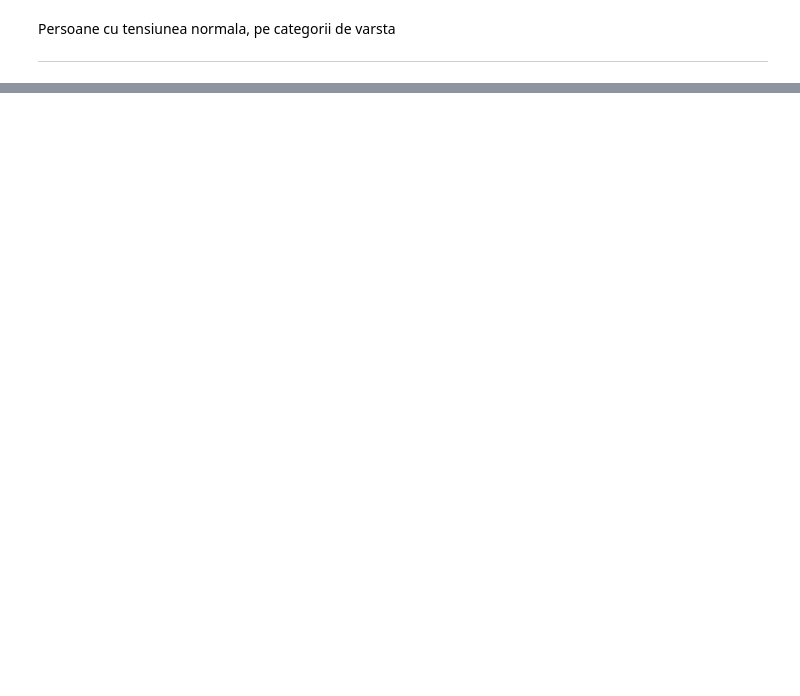
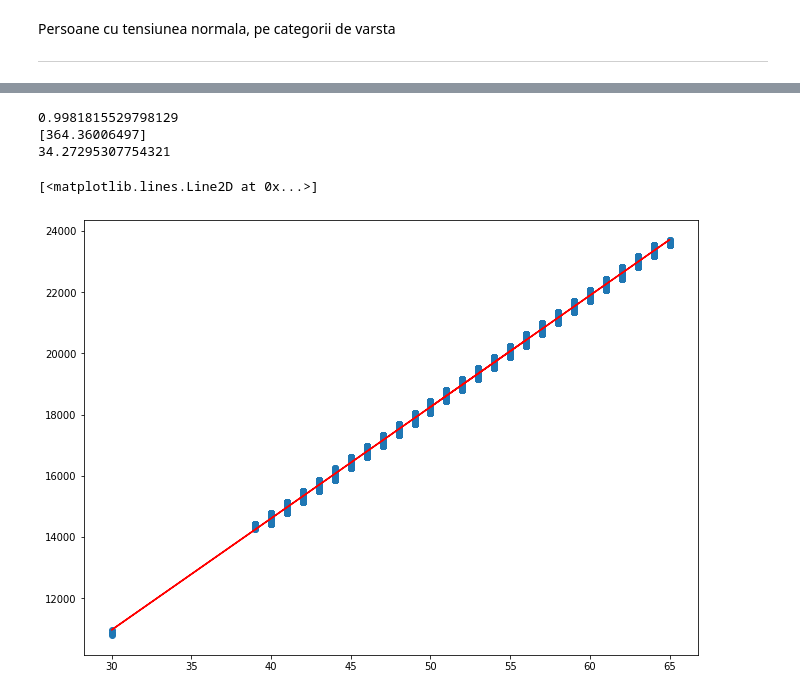
Before and after one commit to bojiix/RAM-OSI-BAN-AI, a Jupyter notebook: SDP_team_project_Group9.ipynb, the cells around one changed output, grey strips where cells are left out. Cells and saved outputs as stored; diff of their text form; code cells hidden in the pictures; blank space fills up the shorter version.

```diff
--- a/SDP_team_project_Group9.ipynb
+++ b/SDP_team_project_Group9.ipynb
@@ -528,0 +499,20 @@ tb2
+# %%
+
+model =lr(copy_X=True, fit_intercept=True, normalize=False)
+X = data['years'][:, None]
+y = data['age']
+
+temp =model.fit(X,y)
+print(temp.score(X,y))
+print(model.coef_)
+print(model.intercept_)
+z= model.predict(X)
+
+plt.scatter(X,y)
+plt.plot(X,z,color='red')
+# %% [output]
+0.9981815529798129
+[364.36006497]
+34.27295307754321
+[<matplotlib.lines.Line2D at 0x...>]
+[figure, added]
```
Also changed, not shown: parts of 23 cells of this notebook.
